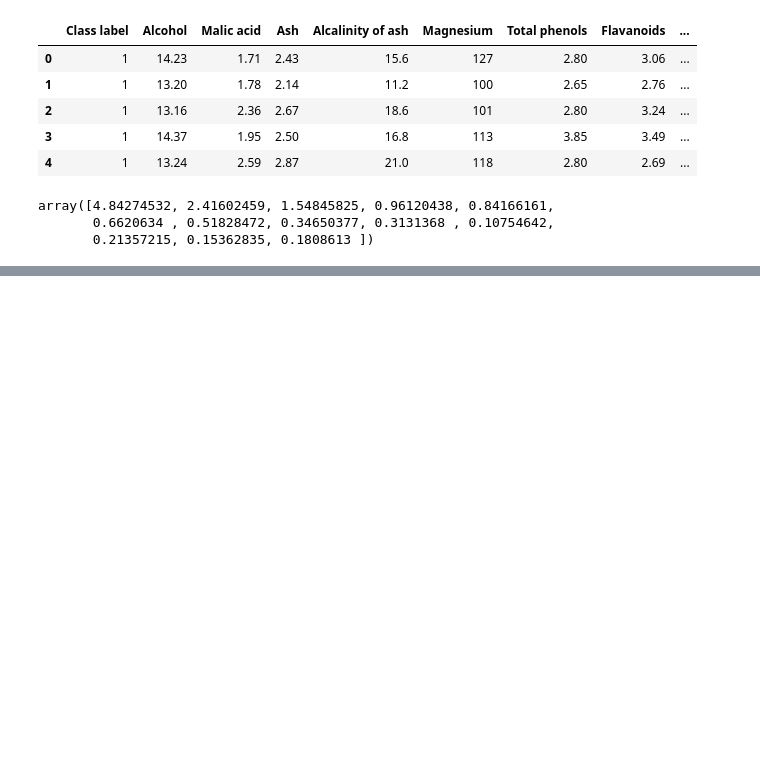
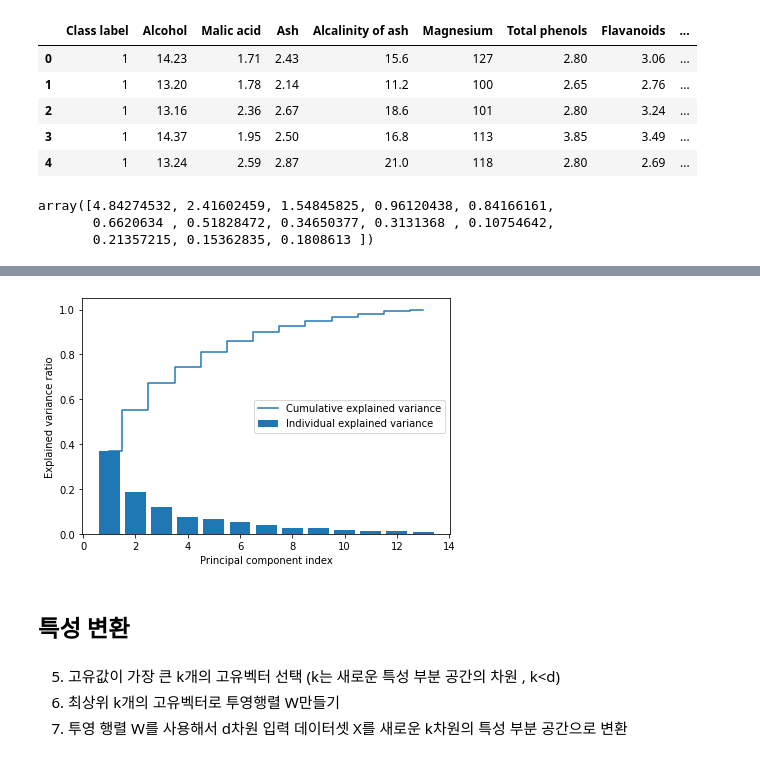
Before and after one commit to seungmin-son/ML_Practice, a Jupyter notebook: [ML_4]_Dimension_reduction.ipynb, the cells around one changed output, grey strips where cells are left out. Cells and saved outputs as stored; diff of their text form; code cells hidden in the pictures; blank space fills up the shorter version.

```diff
--- a/[ML_4]_Dimension_reduction.ipynb
+++ b/[ML_4]_Dimension_reduction.ipynb
@@ -52,0 +73,26 @@ array([4.84274532, 2.41602459, 1.54845825, 0.96120438, 0.84166161,
+# %%
+import matplotlib.pyplot as plt
+
+sum_eigen = sum(eigen_vals)
+var_exp = [ (i/sum_eigen) for i in sorted(eigen_vals, reverse = True)]
+cum_var_exp = np.cumsum(var_exp)#누적합으로 나타낼거임
+
+plt.bar(range(1, 14), var_exp, align='center',label='Individual explained variance')
+
+plt.step(range(1, 14), cum_var_exp, where='mid',label='Cumulative explained variance')
+
+
+
+plt.ylabel('Explained variance ratio')
+plt.xlabel('Principal component index')
+plt.legend(loc='best')
+plt.tight_layout()
+plt.show() #요게 더 직관적임 -> 두번쨰 데이터 셋까지 분산의 60%정도를 차지
+# %% [output]
+[figure, added]
+# %% [markdown]
+## 특성 변환
+# %% [markdown]
+5. 고유값이 가장 큰 k개의 고유벡터 선택 (k는 새로운 특성 부분 공간의 차원 , k<d)
+6. 최상위 k개의 고유벡터로  투영행렬 W만들기
+7. 투영 행렬 W를 사용해서 d차원 입력 데이터셋 X를 새로운 k차원의 특성 부분 공간으로 변환
```
Also changed, not shown: parts of 17 cells of this notebook.
